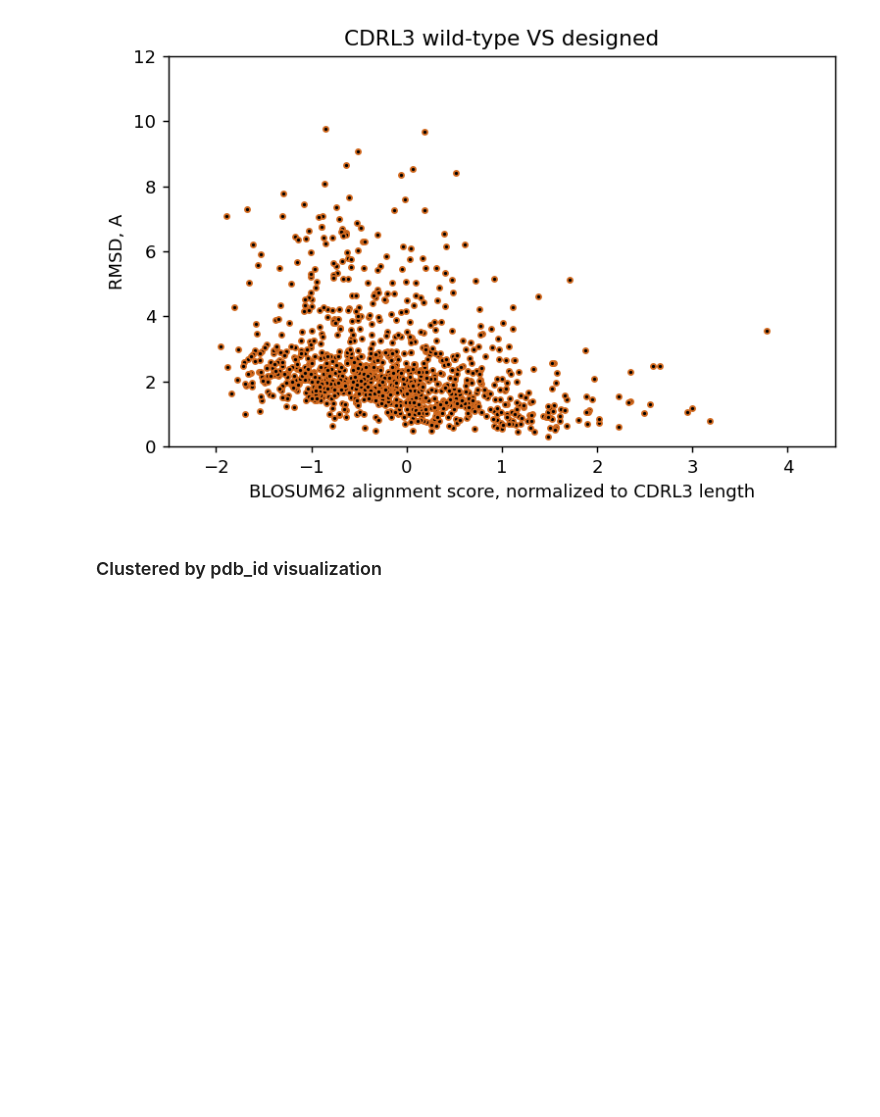
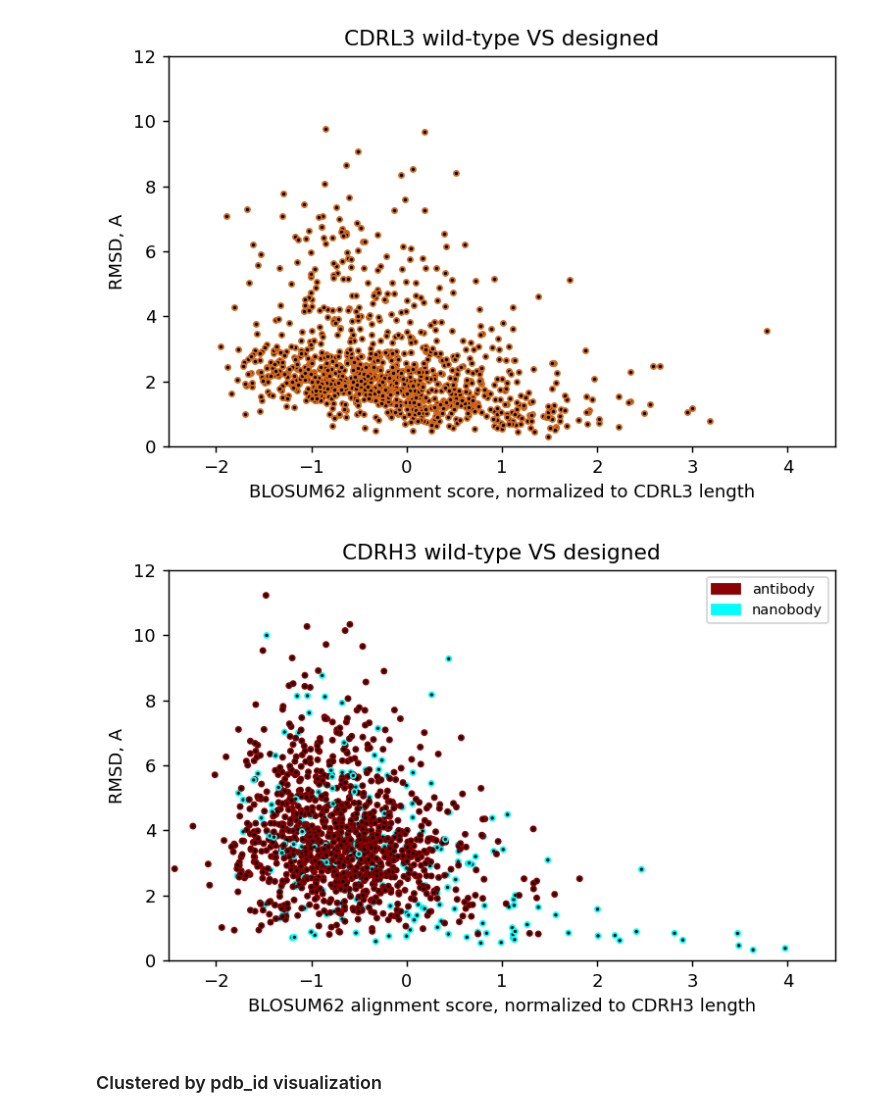
Before and after one commit to vladislove2020/CDR_prediction, a Jupyter notebook: main.ipynb, the cells around one changed output. Cells and saved outputs as stored; diff of their text form; code cells hidden in the pictures; blank space fills up the shorter version.

```diff
--- a/main.ipynb
+++ b/main.ipynb
@@ -1481,6 +1488,45 @@ plt.tight_layout()
 plt.savefig("global_vis/cdrl3.png", dpi=300, facecolor="white")
 # %% [output]
 [figure]
+# %%
+#for CDRH3 we can also take a look on our predictions splitted by Ab/Nb
+plt.figure(dpi=130)
+
+plt.scatter(
+    x=for_eda["cdrh3_blosum62_scores_mean_norm"],
+    y=for_eda["rmsd_h"],
+    s=8,
+    c="black",
+    edgecolors=["darkred" if x == "ab" else "cyan" for x in for_eda["ab_nb"]],
+    linewidths=1
+)
+
+plt.title("CDRH3 wild-type VS designed")
+plt.xlabel("BLOSUM62 alignment score, normalized to CDRH3 length")
+plt.ylabel("RMSD, A")
+plt.xlim((-2.5, 4.5))
+plt.ylim((0, 12))
+
+patches = [
+    mpatches.Patch(
+        color="darkred",
+        label="antibody"
+    ),
+    mpatches.Patch(
+        color="cyan",
+        label="nanobody"
+    )
+]
+
+plt.legend(
+    handles=patches,
+    fontsize = 8
+)
+
+plt.tight_layout()
+plt.savefig("global_vis/cdrh3_ab_nb.png", dpi=300, facecolor="white")
+# %% [output]
+[figure, added]
 # %% [markdown]
 ### Clustered by pdb_id visualization ###
 # %%
```
Also changed, not shown: parts of 52 cells of this notebook, 1 other file.
